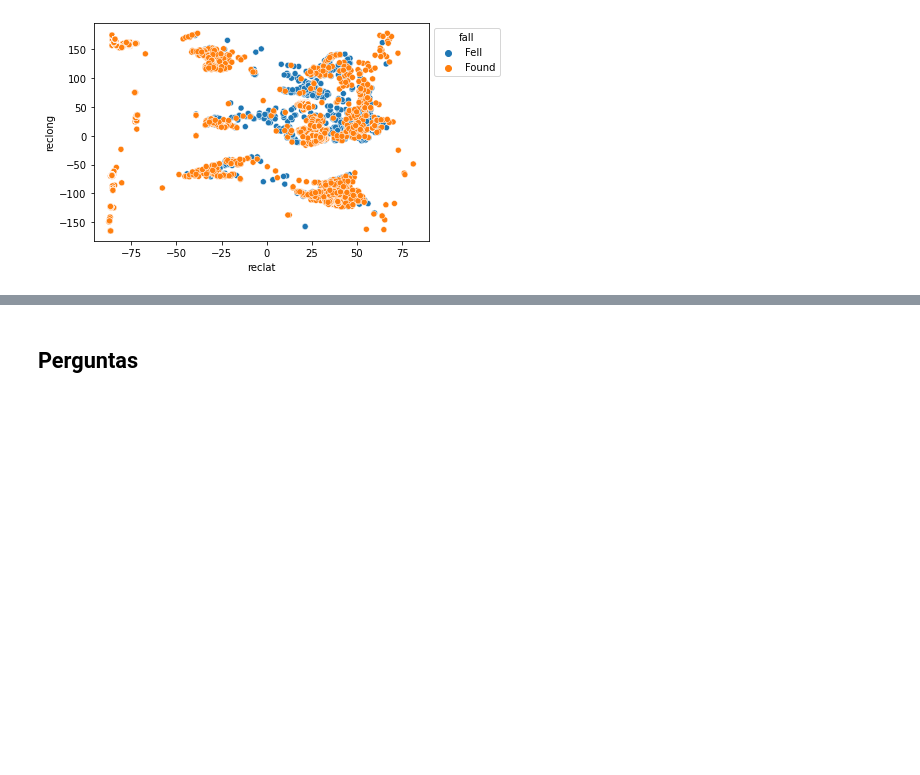
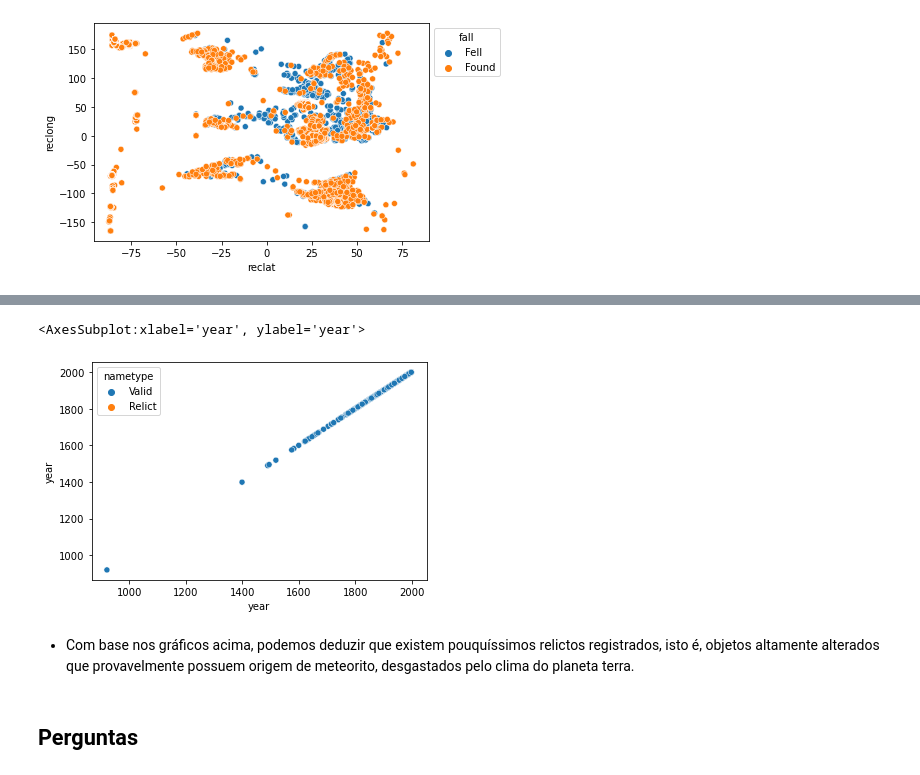
Before and after one commit to biabcaval/Projeto-ICD-analise-meteoros, a Jupyter notebook: relatório_final.ipynb, the cells around one changed output, grey strips where cells are left out. Cells and saved outputs as stored; diff of their text form; code cells hidden in the pictures; blank space fills up the shorter version.

```diff
--- a/relatório_final.ipynb
+++ b/relatório_final.ipynb
@@ -216,3 +235,11 @@ sns.move_legend(ax, "upper left", bbox_to_anchor=(1,1))
+# %%
+year_cut = df1[df1['year'] < 2000 ]
+sns.scatterplot(data=year_cut, x='year',y='year', hue='nametype')
+# %% [output]
+<AxesSubplot:xlabel='year', ylabel='year'>
+[figure, added]
+# %% [markdown]
+- Com base nos gráficos acima, podemos deduzir que existem pouquíssimos relictos registrados, isto é, objetos altamente alterados que provavelmente possuem origem de meteorito, desgastados pelo clima do planeta terra.
 # %% [markdown]
 ## Perguntas
 # %% [markdown]
```
Also changed, not shown: parts of 4 cells of this notebook.
